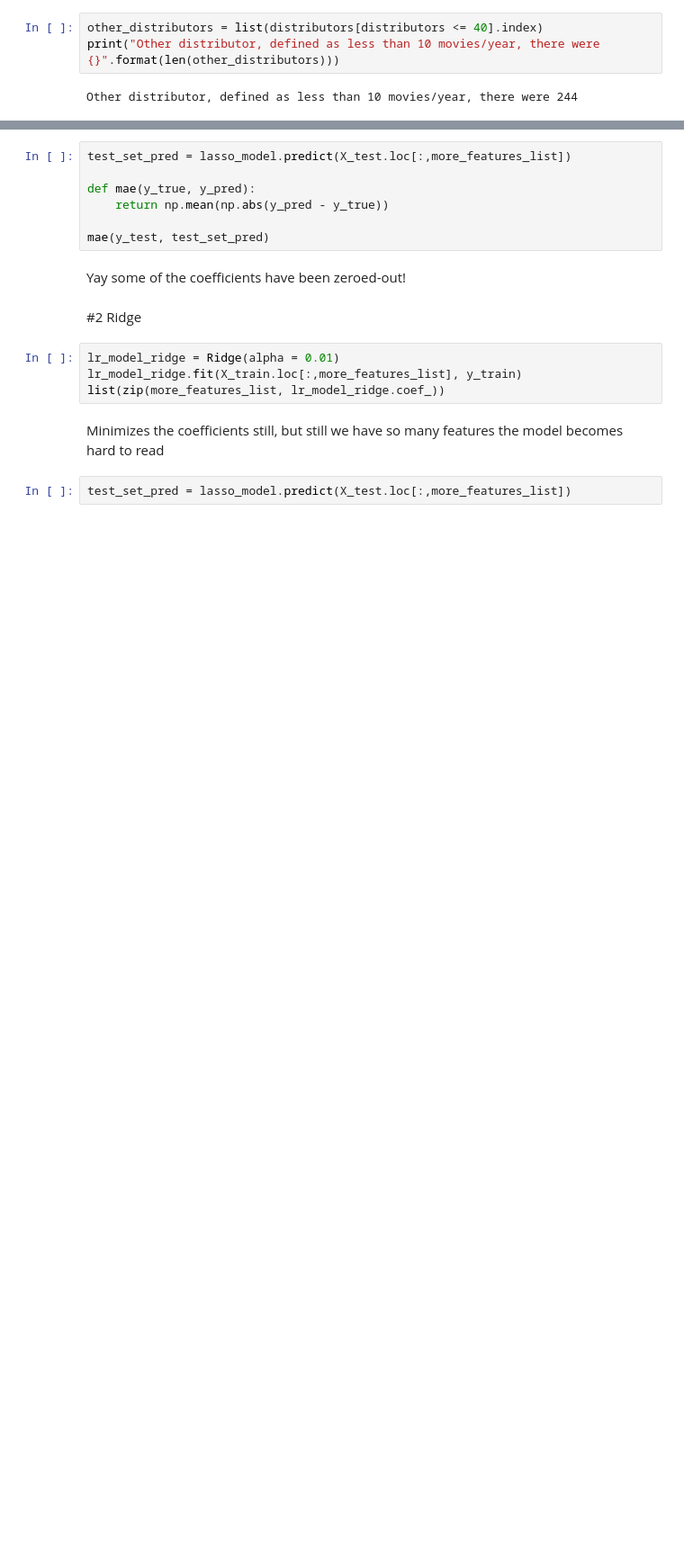
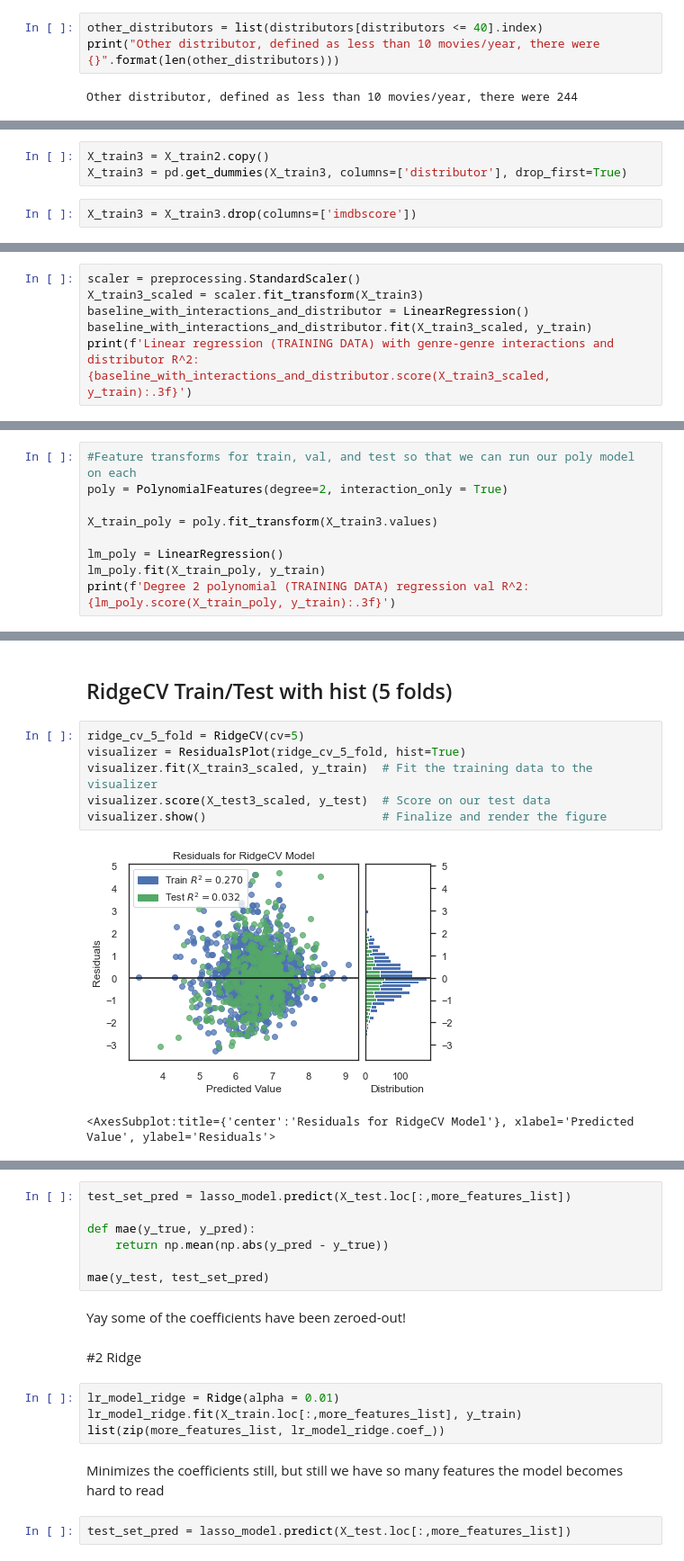
Before and after one commit to yi-ye-zhi-qiu/liamometer, a Jupyter notebook: analysis.ipynb, the cells around one changed output, grey strips where cells are left out. Shown at 90% size. Saved outputs shown, nothing was run; the diff lists cells and outputs as text; blank space fills up the shorter version.

```diff
--- a/analysis.ipynb
+++ b/analysis.ipynb
@@ -597,0 +501,5 @@ list(zip(more_features_list, lasso_model.coef_))
+# %%
+X_train3 = X_train2.copy()
+X_train3 = pd.get_dummies(X_train3, columns=['distributor'], drop_first=True)
+# %%
+X_train3 = X_train3.drop(columns=['imdbscore'])
@@ -597,0 +516,6 @@ list(zip(more_features_list, lasso_model.coef_))
+# %%
+scaler = preprocessing.StandardScaler()
+X_train3_scaled = scaler.fit_transform(X_train3)
+baseline_with_interactions_and_distributor = LinearRegression()
+baseline_with_interactions_and_distributor.fit(X_train3_scaled, y_train)
+print(f'Linear regression (TRAINING DATA) with genre-genre interactions and distributor R^2: {baseline_with_interactions_and_distributor.score(X_train3_scaled, y_train):.3f}')
@@ -597,0 +528,9 @@ list(zip(more_features_list, lasso_model.coef_))
+# %%
+#Feature transforms for train, val, and test so that we can run our poly model on each
+poly = PolynomialFeatures(degree=2, interaction_only = True)
+
+X_train_poly = poly.fit_transform(X_train3.values)
+
+lm_poly = LinearRegression()
+lm_poly.fit(X_train_poly, y_train)
+print(f'Degree 2 polynomial (TRAINING DATA) regression val R^2: {lm_poly.score(X_train_poly, y_train):.3f}')
@@ -597,0 +605,11 @@ list(zip(more_features_list, lasso_model.coef_))
+# %% [markdown]
+## RidgeCV Train/Test with hist (5 folds)
+# %%
+ridge_cv_5_fold = RidgeCV(cv=5)
+visualizer = ResidualsPlot(ridge_cv_5_fold, hist=True)
+visualizer.fit(X_train3_scaled, y_train)  # Fit the training data to the visualizer
+visualizer.score(X_test3_scaled, y_test)  # Score on our test data
+visualizer.show()                         # Finalize and render the figure
+# %% [output]
+[figure, added]
+<AxesSubplot:title={'center':'Residuals for RidgeCV Model'}, xlabel='Predicted Value', ylabel='Residuals'>
```
Also changed, not shown: parts of 97 cells of this notebook.
